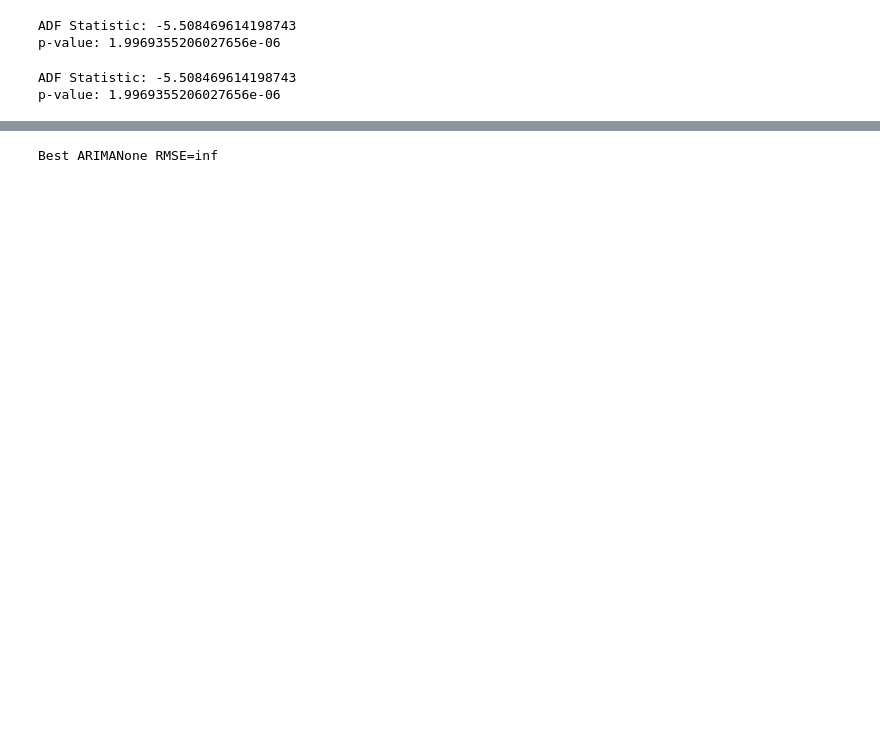
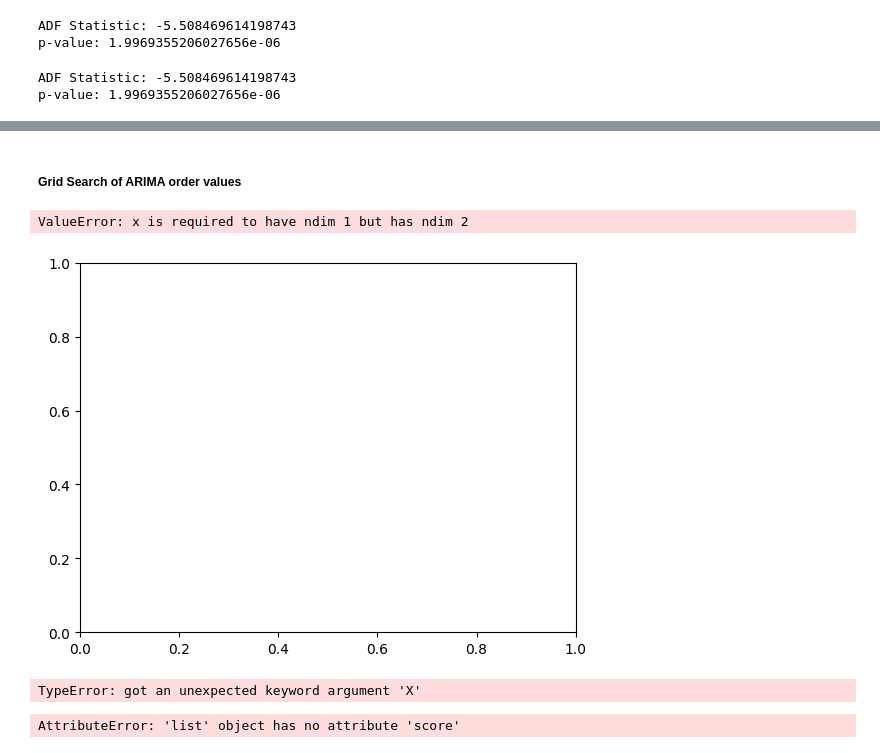
Before and after one commit to carseys/drought-predicting, a Jupyter notebook: arima.ipynb, the cells around one changed output, grey strips where cells are left out. Drawn from its saved outputs; the diff is of its cells as text; code cells hidden in the pictures; blank space fills up the shorter version.

Commit message:
fns for shuffle-split

```diff
--- a/arima.ipynb
+++ b/arima.ipynb
@@ -47,6 +60,8 @@ def parser(x):
 series = pd.read_csv('./processed_data/oregon_train_timeseries.csv', header=0, parse_dates=[0], index_col=0, date_parser=parser)
 autocorrelation_plot(series)
 plt.show()
+# %% [markdown]
+##### Grid Search of ARIMA order values
 # %%
 only_scored_train = oregon_data_dict['train_timeseries'].copy()
 only_scored_train.dropna(subset=['score'], how='all', inplace=True)
@@ -57,0 +70,10 @@ from sklearn.metrics import mean_squared_error
+# %%
+train_data = pd.read_csv('.\processed_data\oregon_train_timeseries.csv',header=0, index_col=1)
+train_data.drop(columns=['fips'],inplace=True)
+train_data.dropna(subset=['score'], how='all', inplace=True)
+# %%
+plot_acf(train_data)
+plt.show()
+# %% [output]
+ValueError: x is required to have ndim 1 but has ndim 2
+[figure, added]
@@ -58,3 +132,7 @@ from sklearn.metrics import mean_squared_error
+# %%
+X_train, X_test, y_train, y_test = train_test_split(X = X, y = y, test_size= 0.33)
+# %% [output]
+TypeError: got an unexpected keyword argument 'X'
 # %%
 # evaluate an ARIMA model for a given order (p,d,q)
 def evaluate_arima_model(X, arima_order):
@@ -82,14 +160,14 @@ def evaluate_models(dataset, p_values, d_values, q_values):
 		for d in d_values:
 			for q in q_values:
 				order = (p,d,q)
-				try:
-					rmse = evaluate_arima_model(dataset, order)
-					if rmse < best_score:
-						best_score, best_cfg = rmse, order
-					print('ARIMA%s RMSE=%.3f' % (order,rmse))
-				except:
-					continue
-	print('Best ARIMA%s RMSE=%.3f' % (best_cfg, best_score))
+				# try:
+				rmse = evaluate_arima_model(dataset, order)
+				if rmse < best_score:
+					best_score, best_cfg = rmse, order
+				print('ARIMA%s RMSE=%.3f' % (order,rmse))
+				# except:
+					# continue
+	print('Best ARIMA %s RMSE = %.3f' % (best_cfg, best_score))
 
 
 # evaluate parameters
@@ -97,6 +175,6 @@ p_values = [0, 1, 2, 4, 6, 8, 10]
 d_values = range(0, 3)
 q_values = range(0, 3)
 warnings.filterwarnings("ignore")
-evaluate_models(only_scored_train.values, p_values, d_values, q_values)
+evaluate_models(train_data.values, p_values, d_values, q_values)
 # %% [output]
-Best ARIMANone RMSE=inf
+AttributeError: 'list' object has no attribute 'score'
```
Also changed, not shown: parts of 9 cells of this notebook, 1 other file.
